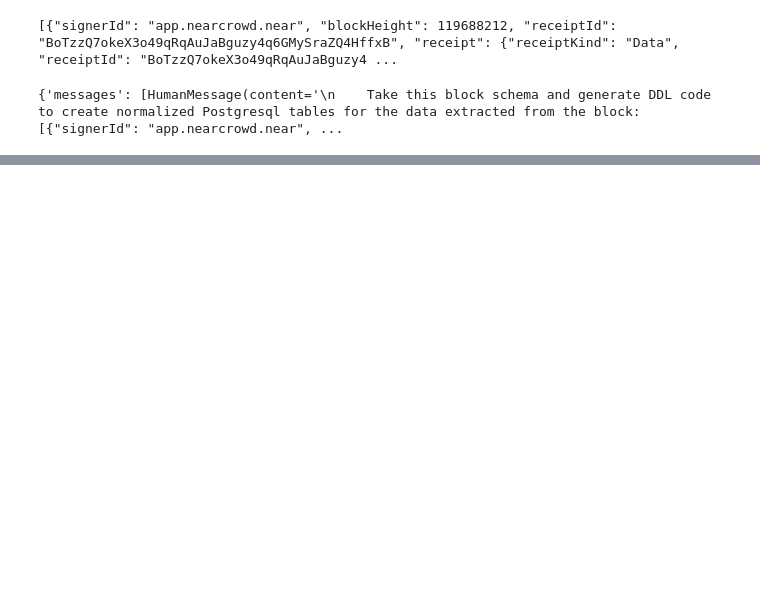
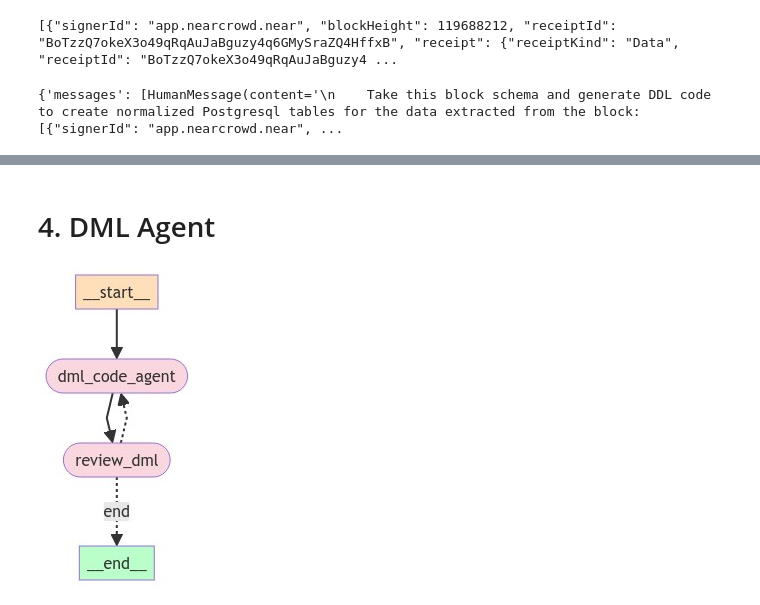
Before and after one commit to near/indexer-agent, a Jupyter notebook: SP_Agent_v1.ipynb, the cells around one changed output, grey strips where cells are left out. Drawn from its saved outputs; the diff is of its cells as text; code cells hidden in the pictures; blank space fills up the shorter version.

```diff
--- a/SP_Agent_v1.ipynb
+++ b/SP_Agent_v1.ipynb
@@ -60,6 +62,7 @@ class GraphState(TypedDict):
 from tools.NearLake import tool_get_block_heights
 from agents.BlockExtractorAgent import BlockExtractorAgent,block_extractor_agent_model_v2
 from agents.DDLAgent import DDLCodeAgent,ddl_code_model_v2,DDLResponse
+from agents.DMLAgent import DMLCodeAgent,dml_code_model,dml_code_model_v2
 from langgraph.prebuilt import ToolExecutor
 
 # Block Extractor Agent
@@ -71,3 +74,9 @@ block_extractor_agent = BlockExtractorAgent(block_extractor_model,ToolExecutor(b
 ddl_tools= [] #[tool_js_on_block_schema]
 ddl_code_agent_model = ddl_code_model_v2(ddl_tools)
 ddl_code_agent = DDLCodeAgent(ddl_code_agent_model,ToolExecutor(ddl_tools))
+
+# DML Agent
+dml_tools = []
+dml_code_agent_model = dml_code_model(dml_tools)  # uses documentation
+# dml_code_agent_model = dml_code_agent_model_v2(dml_tools) #v2 uses 1-shot
+dml_code_agent = DMLCodeAgent(dml_code_agent_model,ToolExecutor(dml_tools))
@@ -293,0 +347,43 @@ display(Image(ddl_app.get_graph(xray=True).draw_mermaid_png()))
+# %% [markdown]
+# 4. DML Agent
+# %%
+def dml_code_agent_router(state):
+    should_continue = state['should_continue']
+    iterations = state['iterations']
+    if should_continue == True:
+        return "end"
+    elif iterations > 3:
+        return "end"
+    else:
+        return "dml_code_agent"
+
+## Create DDL Graph
+from langgraph.graph import END, StateGraph
+
+workflow = StateGraph(GraphState)
+
+## Define the Agent nodes
+workflow.add_node("dml_code_agent", dml_code_agent.call_model)  # Plan the process
+
+## Human Review
+workflow.add_node("review_dml",dml_code_agent.human_review)
+
+## Add Edges
+workflow.set_entry_point("dml_code_agent")
+workflow.add_edge("dml_code_agent","review_dml")
+
+# Add Conditional Edges
+# Check if all block extraction tools are completed
+workflow.add_conditional_edges(
+    "review_dml",
+    dml_code_agent_router,
+    {
+        "dml_code_agent":"dml_code_agent",
+        "end": END,
+    }
+)
+
+dml_app = workflow.compile()
+display(Image(dml_app.get_graph(xray=True).draw_mermaid_png()))
+# %% [output]
+[figure, added]
```
Also changed, not shown: parts of 15 cells of this notebook, 6 other files.
